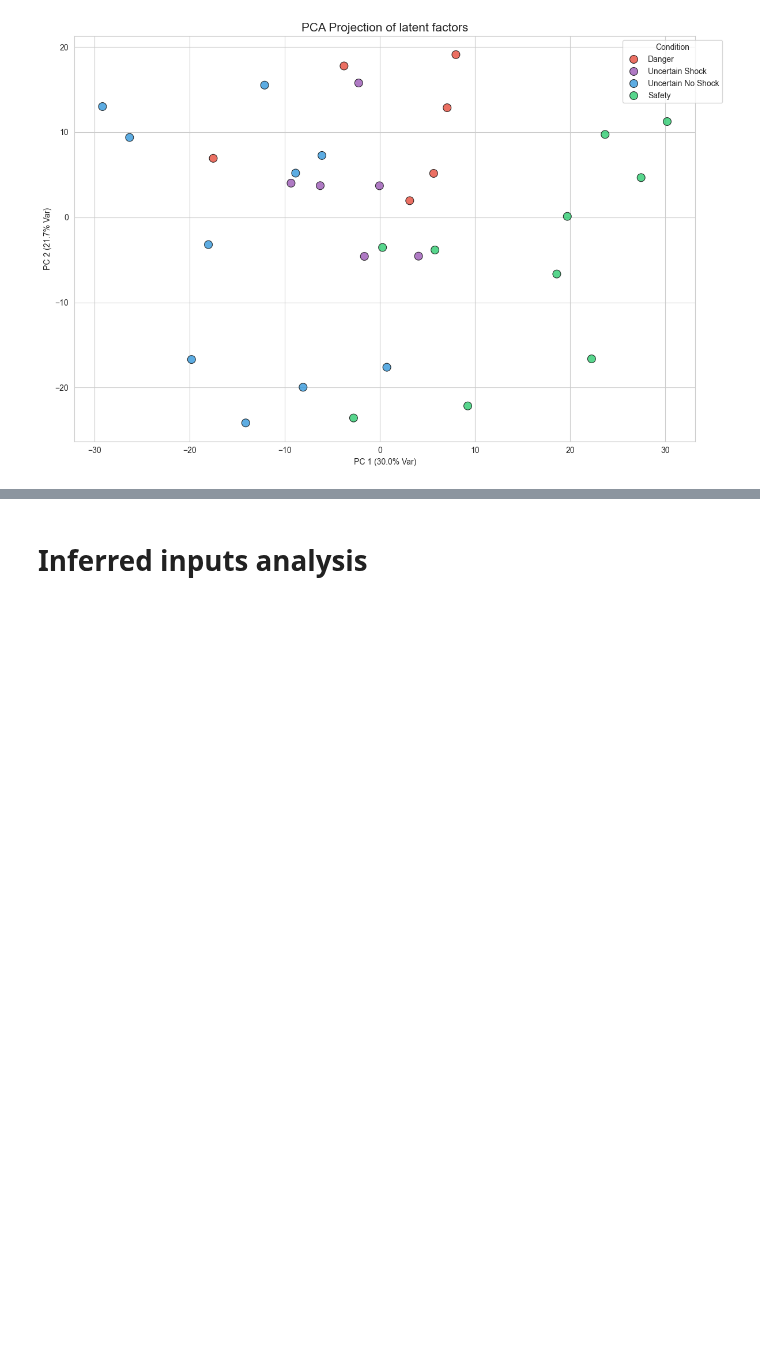
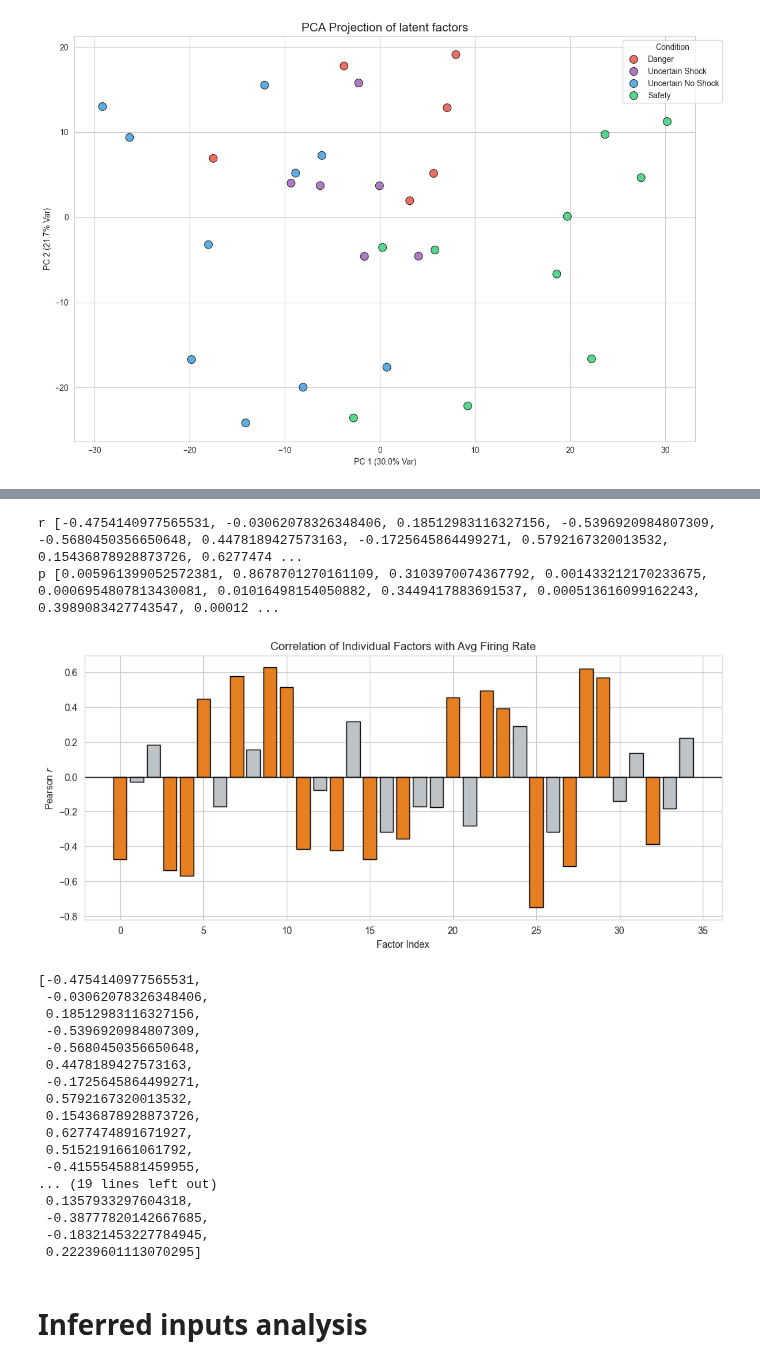
Before and after one commit to wkemilylau/iib_project_lfads, a Jupyter notebook: tutorials/multisession/pag-ctr-cropped-eval.ipynb, the cells around one changed output, grey strips where cells are left out. Drawn from its saved outputs; the diff is of its cells as text; code cells hidden in the pictures; blank space fills up the shorter version.

Commit message:
v1 dataset, behavioural data analysis

```diff
--- a/tutorials/multisession/pag-ctr-cropped-eval.ipynb
+++ b/tutorials/multisession/pag-ctr-cropped-eval.ipynb
@@ -409,3 +276,65 @@ results = check_all_pc_correlations(spikes['PAG'], factors['PAG'], n_pcs=40)
+# %%
+from scipy import stats
+def check_factor_firing_rate_correlation(raw_data, latent_factors):
+    """
+    Correlates each individual latent factor with the trial-averaged raw firing rate.
+    """
+    n_trials, n_time, n_factors = latent_factors.shape
+
+    # 1. Calculate trial-average firing rate (same as before)
+    avg_firing_rates = np.mean(raw_data, axis=(1, 2))
+
+    # 2. Average each factor across time to get one value per trial
+    # This gives us a (n_trials, n_factors) matrix
+    trial_factor_means = np.mean(latent_factors, axis=1)
+
+    correlations = []
+    p_values = []
+
+    # 3. Correlate each individual factor with the raw rate
+    for i in range(n_factors):
+        r, p = stats.pearsonr(trial_factor_means[:, i], avg_firing_rates)
+        correlations.append(r)
+        p_values.append(p)
+
+    print("r", correlations[0:10])
+    print("p", p_values[0:10])
+
+    # 4. Plotting
+    plt.figure(figsize=(12, 5))
+    colors = ['#e67e22' if p < 0.05 else '#bdc3c7' for p in p_values]
+
+    plt.bar(range(n_factors), correlations, color=colors, edgecolor='black')
+    plt.axhline(0, color='black', lw=1)
+    plt.title("Correlation of Individual Factors with Avg Firing Rate")
+    plt.xlabel("Factor Index")
+    plt.ylabel("Pearson $r$")
+    plt.show()
+
+    return correlations
+
+check_factor_firing_rate_correlation(spikes['PAG'], factors['PAG'])
+# %% [output]
+r [-0.4754140977565531, -0.03062078326348406, 0.18512983116327156, -0.5396920984807309, -0.5680450356650648, 0.4478189427573163, -0.1725645864499271, 0.5792167320013532, 0.15436878928873726, 0.6277474 ...
+p [0.005961399052572381, 0.8678701270161109, 0.3103970074367792, 0.001433212170233675, 0.0006954807813430081, 0.01016498154050882, 0.3449417883691537, 0.000513616099162243, 0.3989083427743547, 0.00012 ...
+[figure, added]
+[-0.4754140977565531,
+ -0.03062078326348406,
+ 0.18512983116327156,
+ -0.5396920984807309,
+ -0.5680450356650648,
+ 0.4478189427573163,
+ -0.1725645864499271,
+ 0.5792167320013532,
+ 0.15436878928873726,
+ 0.6277474891671927,
+ 0.5152191661061792,
+ -0.4155545881459955,
+... (19 lines left out)
+ 0.1357933297604318,
+ -0.38777820142667685,
+ -0.18321453227784945,
+ 0.22239601113070295]
 # %% [markdown]
 # Inferred inputs analysis
 # %%
```
Also changed, not shown: parts of 3 cells of this notebook, 18 other files.
